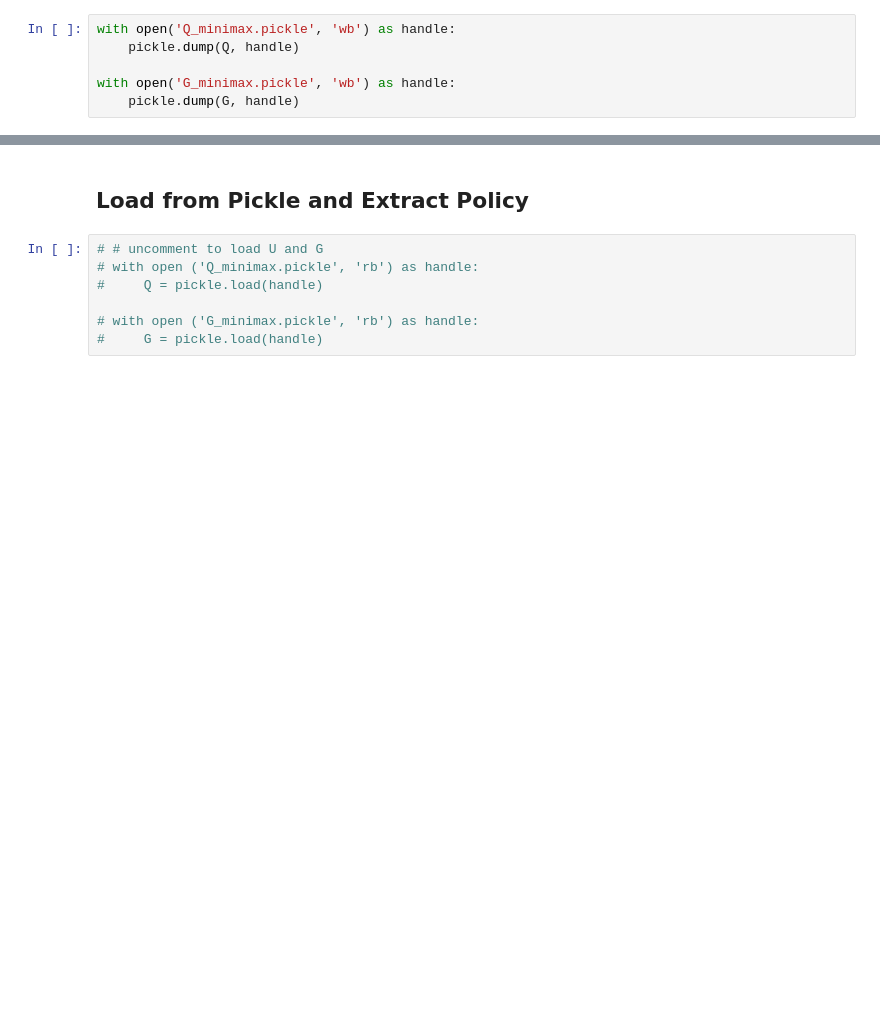
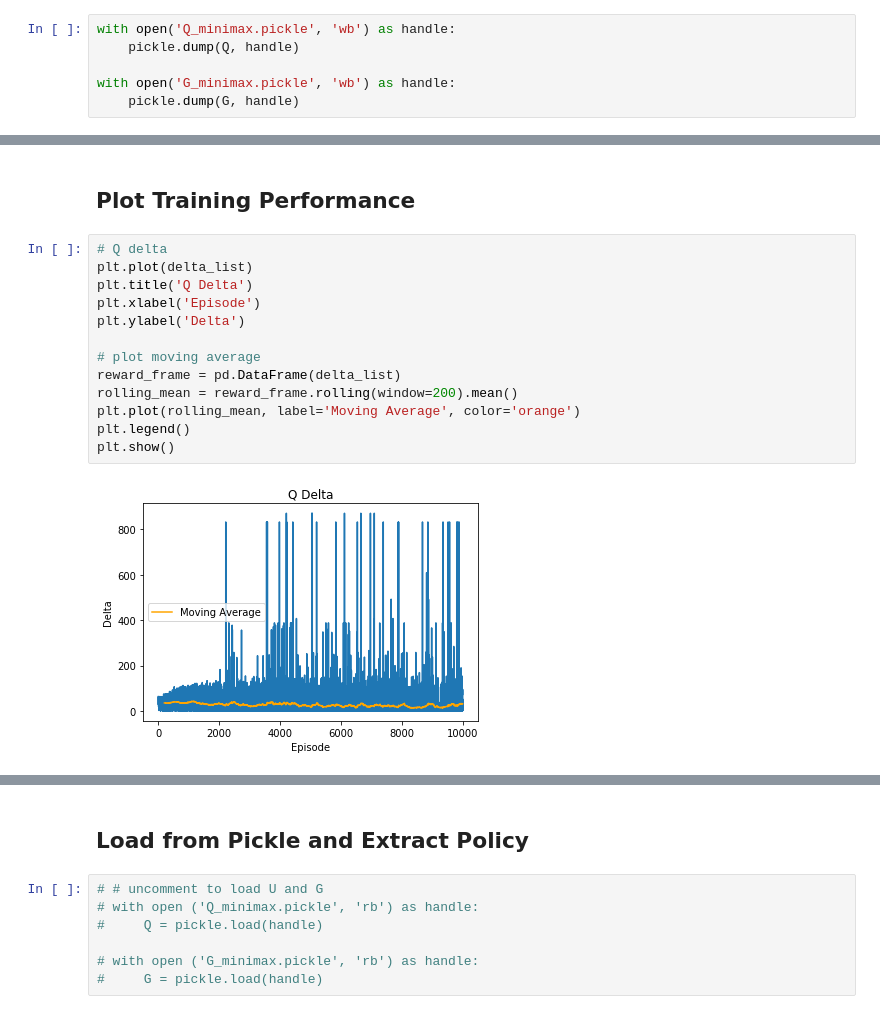
Before and after one commit to aarontan-git/multi_agent_learning, a Jupyter notebook: Notebook/minimaxq.ipynb, the cells around one changed output, grey strips where cells are left out. Cells and saved outputs as stored; diff of their text form; blank space fills up the shorter version.

```diff
--- a/Notebook/minimaxq.ipynb
+++ b/Notebook/minimaxq.ipynb
@@ -554,0 +509,17 @@ with open('G_minimax.pickle', 'wb') as handle:
+# %% [markdown]
+## Plot Training Performance
+# %%
+# Q delta
+plt.plot(delta_list)
+plt.title('Q Delta')
+plt.xlabel('Episode')
+plt.ylabel('Delta')
+
+# plot moving average
+reward_frame = pd.DataFrame(delta_list)
+rolling_mean = reward_frame.rolling(window=200).mean()
+plt.plot(rolling_mean, label='Moving Average', color='orange')
+plt.legend()
+plt.show()
+# %% [output]
+[figure, added]
```
Also changed, not shown: parts of 28 cells of this notebook, 12 other files.
